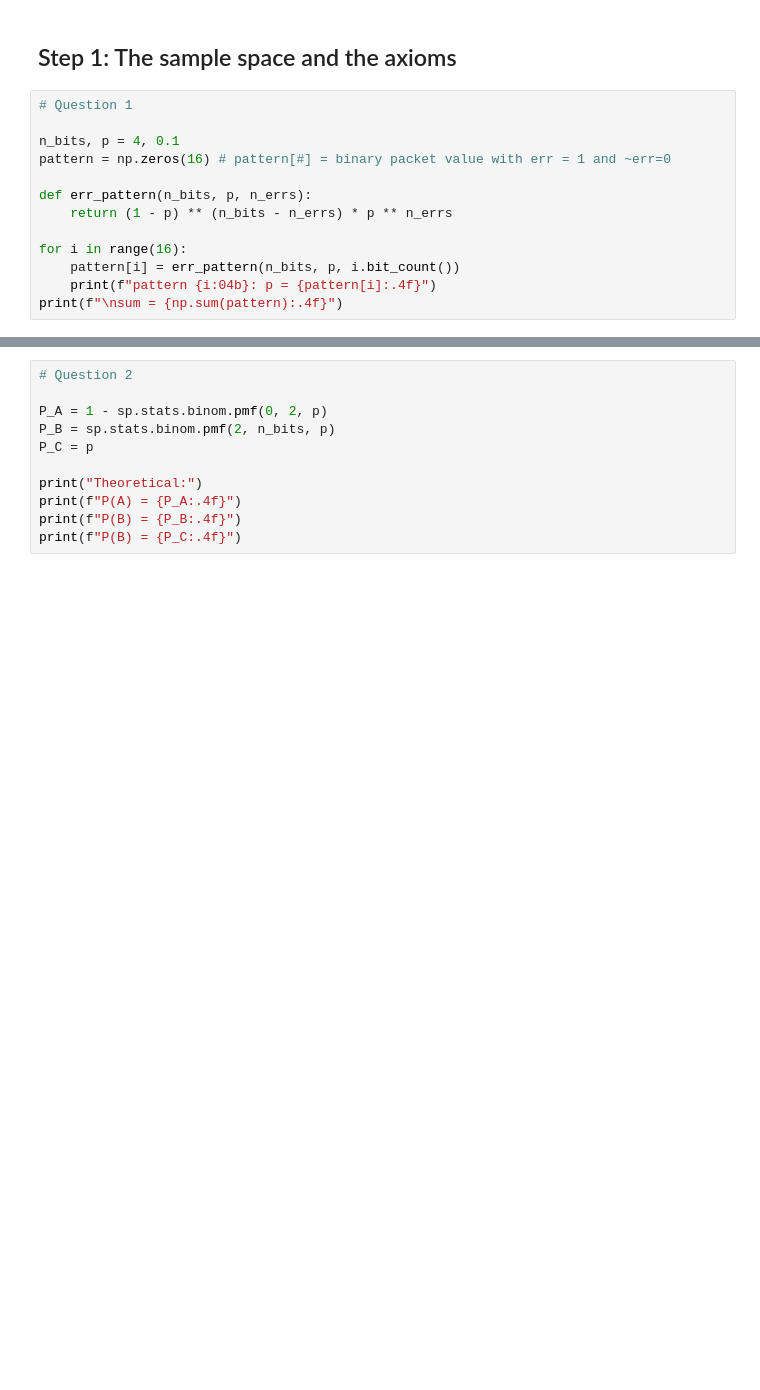
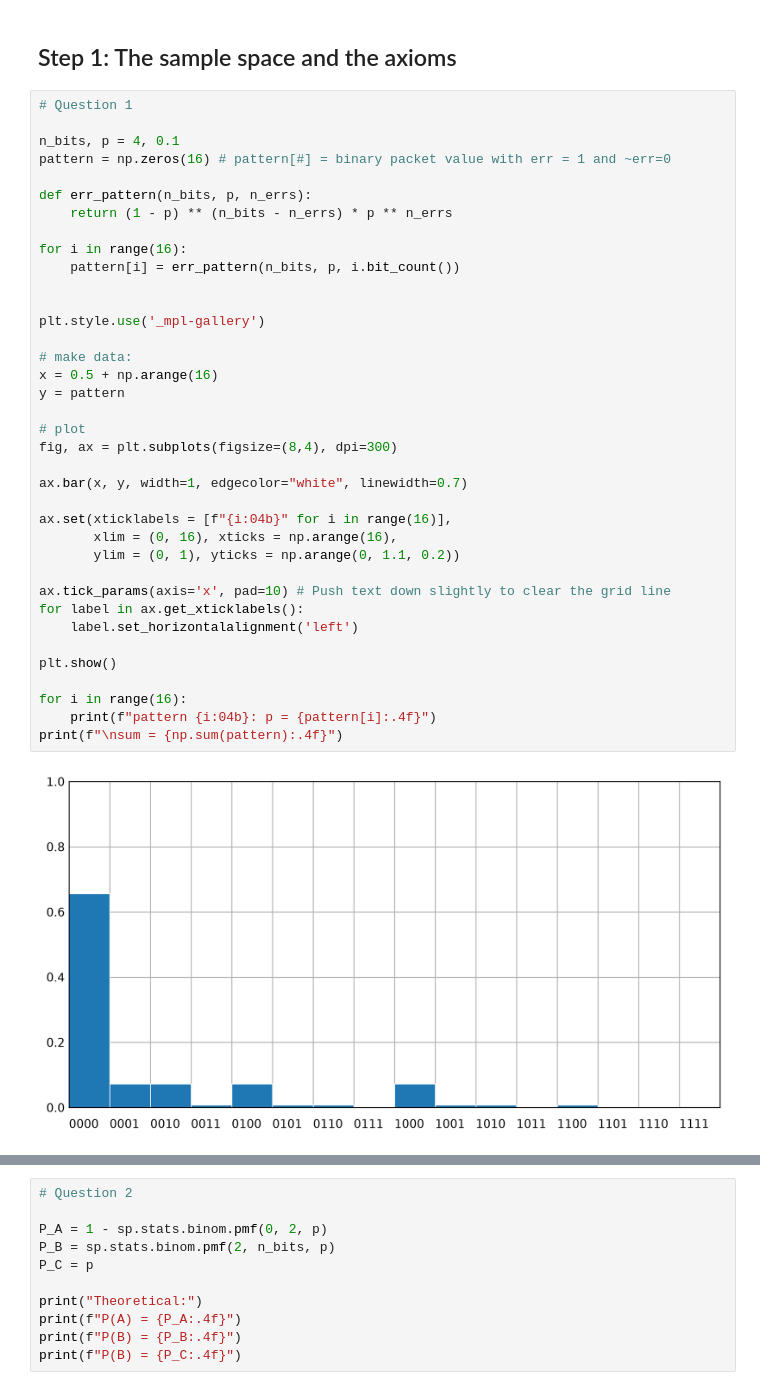
Before and after one commit to mariec-j/ECE3715-Stats-Repo, a Jupyter notebook: Mini-Project-1/mp1.ipynb, the cells around one changed output, grey strips where cells are left out. Drawn from its saved outputs; the diff is of its cells as text; blank space fills up the shorter version.

```diff
--- a/Mini-Project-1/mp1.ipynb
+++ b/Mini-Project-1/mp1.ipynb
@@ -16,17 +19,42 @@ rng_1, rng_2, rng_3, rng_4, rng_5, rng_6, rng_7, rng_8 = rng.spawn(8)
 # %%
 # Question 1
 
 n_bits, p = 4, 0.1
 pattern = np.zeros(16) # pattern[#] = binary packet value with err = 1 and ~err=0
 
 def err_pattern(n_bits, p, n_errs):
     return (1 - p) ** (n_bits - n_errs) * p ** n_errs
 
 for i in range(16):
     pattern[i] = err_pattern(n_bits, p, i.bit_count())
+
+
+plt.style.use('_mpl-gallery')
+
+# make data:
+x = 0.5 + np.arange(16)
+y = pattern
+
+# plot
+fig, ax = plt.subplots(figsize=(8,4), dpi=300)
+
+ax.bar(x, y, width=1, edgecolor="white", linewidth=0.7)
+
+ax.set(xticklabels = [f"{i:04b}" for i in range(16)],
+       xlim = (0, 16), xticks = np.arange(16),
+       ylim = (0, 1), yticks = np.arange(0, 1.1, 0.2))
+
+ax.tick_params(axis='x', pad=10) # Push text down slightly to clear the grid line
+for label in ax.get_xticklabels():
+    label.set_horizontalalignment('left')
+
+plt.show()
+
+for i in range(16):
     print(f"pattern {i:04b}: p = {pattern[i]:.4f}")
 print(f"\nsum = {np.sum(pattern):.4f}")
 # %% [output]
+[figure, added]
 pattern 0000: p = 0.6561
 pattern 0001: p = 0.0729
 pattern 0010: p = 0.0729
```
Also changed, not shown: parts of 1 cell of this notebook.
